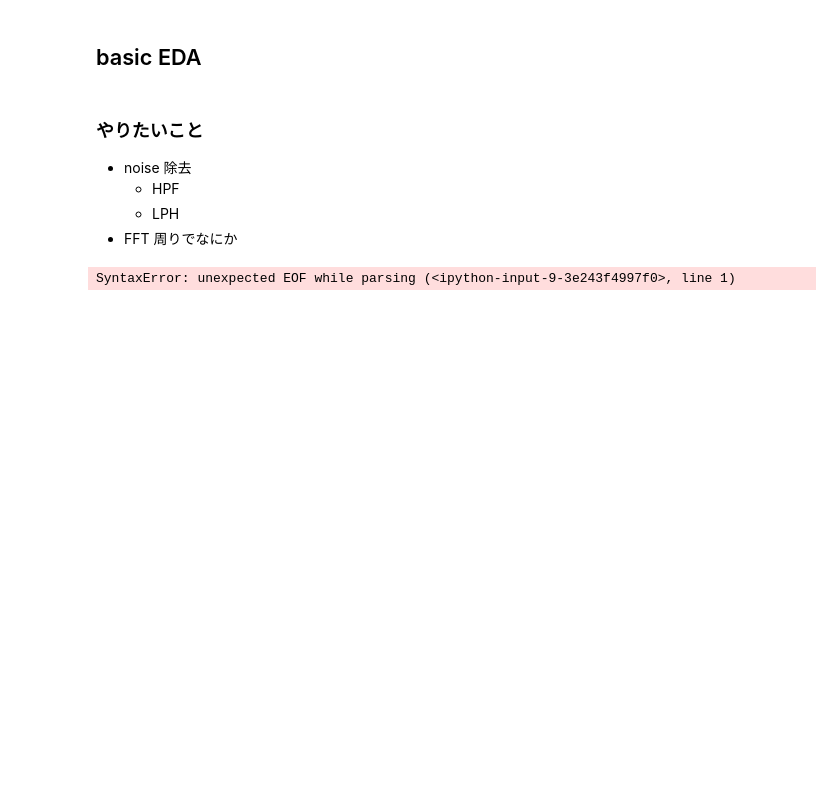
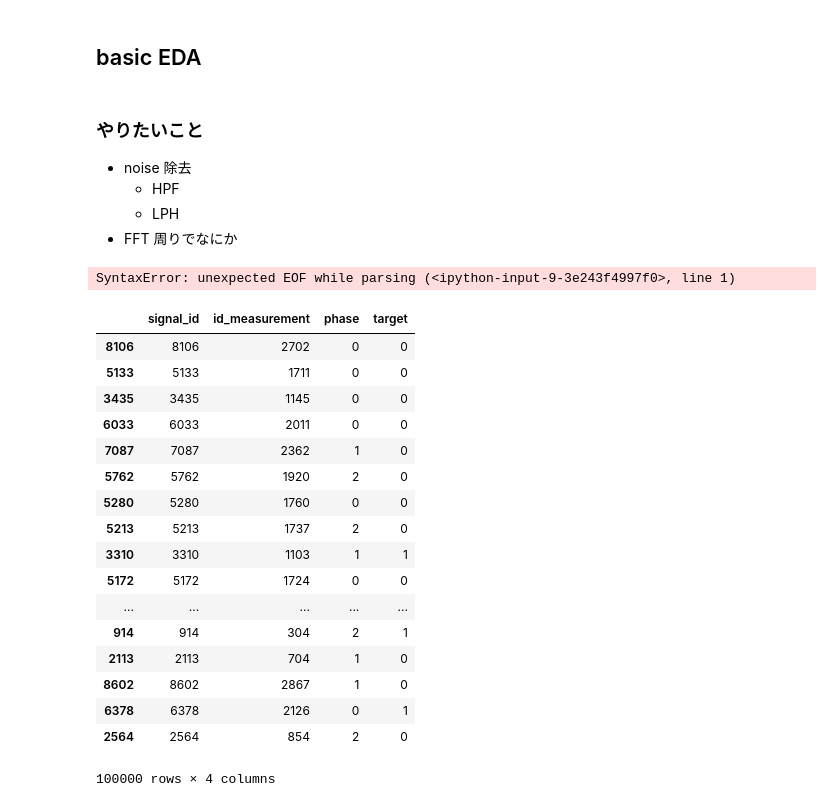
Before and after one commit to guchio3/kaggle-vsb, a Jupyter notebook: notebooks/e002_EDA.ipynb, the cells around one changed output. Cells and saved outputs as stored; diff of their text form; code cells hidden in the pictures; blank space fills up the shorter version.

```diff
--- a/notebooks/e002_EDA.ipynb
+++ b/notebooks/e002_EDA.ipynb
@@ -91,3 +91,24 @@ memory usage: 272.3 KB
 def plt_phase_current():
 # %% [output]
 SyntaxError: unexpected EOF while parsing (<ipython-input-9-3e243f4997f0>, line 1)
+# %%
+trn_meta_df.sample(100000, replace=True)
+# %% [output]
+|  | signal_id | id_measurement | phase | target |
+| 8106 | 8106 | 2702 | 0 | 0 |
+| 5133 | 5133 | 1711 | 0 | 0 |
+| 3435 | 3435 | 1145 | 0 | 0 |
+| 6033 | 6033 | 2011 | 0 | 0 |
+| 7087 | 7087 | 2362 | 1 | 0 |
+| 5762 | 5762 | 1920 | 2 | 0 |
+| 5280 | 5280 | 1760 | 0 | 0 |
+| 5213 | 5213 | 1737 | 2 | 0 |
+| 3310 | 3310 | 1103 | 1 | 1 |
+| 5172 | 5172 | 1724 | 0 | 0 |
+| ... | ... | ... | ... | ... |
+| 914 | 914 | 304 | 2 | 1 |
+| 2113 | 2113 | 704 | 1 | 0 |
+| 8602 | 8602 | 2867 | 1 | 0 |
+| 6378 | 6378 | 2126 | 0 | 1 |
+| 2564 | 2564 | 854 | 2 | 0 |
+100000 rows × 4 columns
```
Also changed, not shown: 3 other files.
